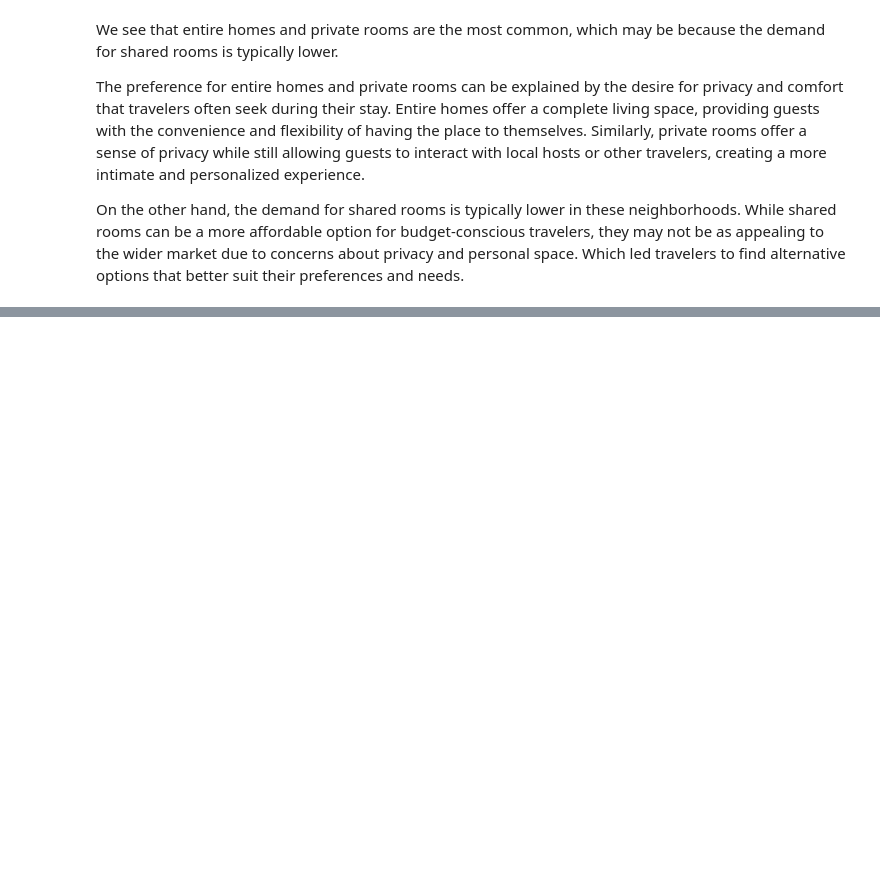
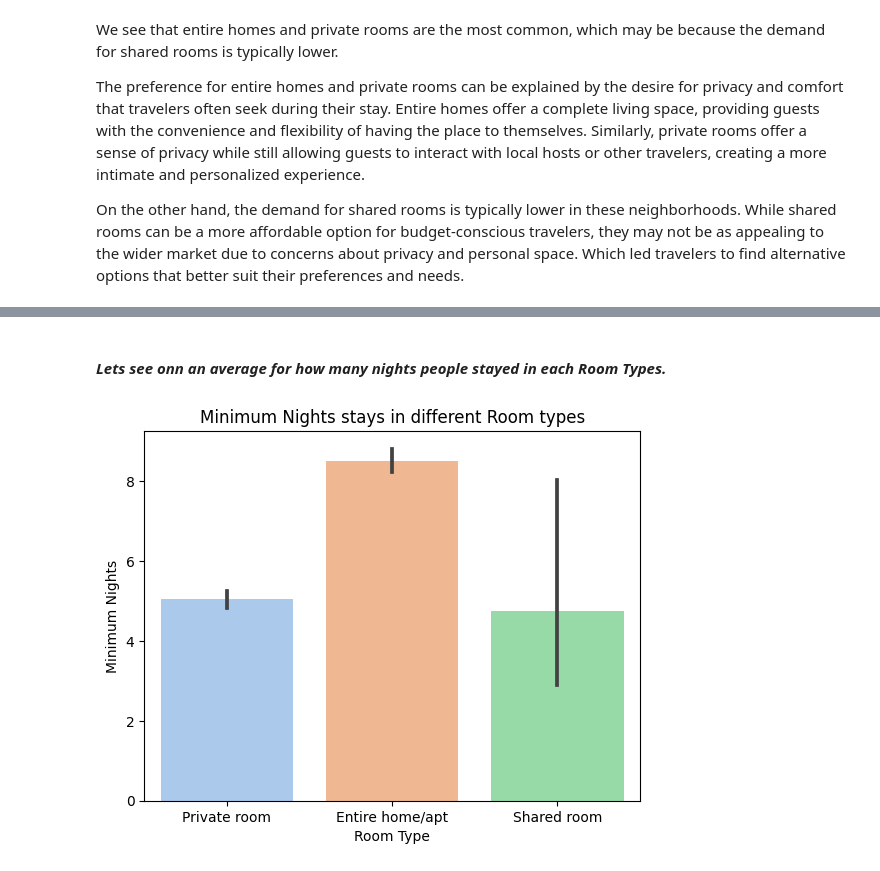
Before and after one commit to Nilaadri/Projects, a Jupyter notebook: NYC_Airbnb_Exploratory_Data_Analysis.ipynb, the cells around one changed output, grey strips where cells are left out. Drawn from its saved outputs; the diff is of its cells as text; code cells hidden in the pictures; blank space fills up the shorter version.

```diff
--- a/NYC_Airbnb_Exploratory_Data_Analysis.ipynb
+++ b/NYC_Airbnb_Exploratory_Data_Analysis.ipynb
@@ -367,0 +386,8 @@ On the other hand, the demand for shared rooms is typically lower in these neigh
+# %% [markdown]
+#### *Lets see onn an average for how many nights people stayed in each Room Types.*
+# %%
+ax5=sns.barplot(x=df['room_type'],y=df['minimum_nights'],palette='pastel')
+ax5.set(xlabel='Room Type', ylabel='Minimum Nights', title='Minimum Nights stays in different Room types')
+plt.show()
+# %% [output]
+[figure, added]
```
Also changed, not shown: parts of 30 cells of this notebook.
